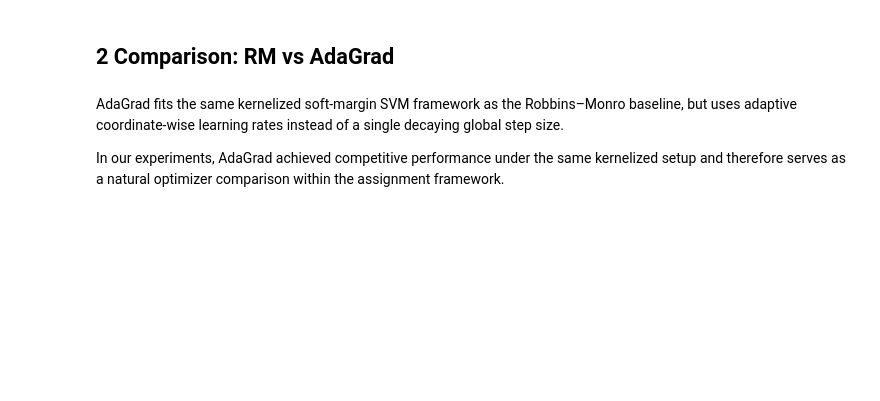
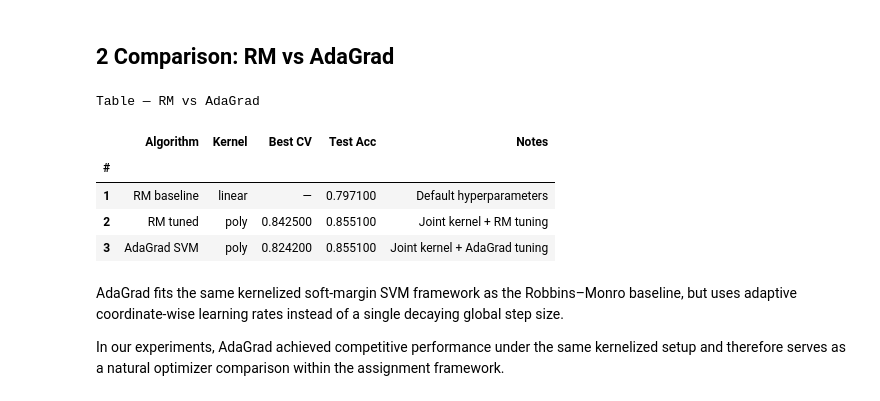
Before and after one commit to NataliiaLysenko/canada-political-party-classifier, a Jupyter notebook: notebooks/optimizers.ipynb, the cells around one changed output. Saved outputs shown, nothing was run; the diff lists cells and outputs as text; code cells hidden in the pictures; blank space fills up the shorter version.

```diff
--- a/notebooks/optimizers.ipynb
+++ b/notebooks/optimizers.ipynb
@@ -404,35 +433,49 @@ for k, res in baseline.items():
         "Kernel": k,
         "Kernel Params": str(res["kernel_params"]) if res["kernel_params"] else "—",
         "Train Acc": res["train_acc_history"][-1],
         "Test Acc": res["test_acc_history"][-1],
         "Time (s)": res["fit_time_s"],
     })
 
 rm_baseline_df = pd.DataFrame(rm_rows)
 rm_best_row = rm_baseline_df.sort_values("Test Acc", ascending=False).iloc[0]
 
 ada_best = ada_out["search"]["best_result"]
-
+rm_tuned_best = joint["best_result"]
 comparison_df = pd.DataFrame([
     {
         "Algorithm": "RM baseline",
         "Kernel": rm_best_row["Kernel"],
         "Best CV": "—",
         "Test Acc": round(rm_best_row["Test Acc"], 4),
         "Notes": "Default hyperparameters",
+    },
+    {
+        "Algorithm": "RM tuned",
+        "Kernel": rm_tuned_best["kernel"],
+        "Best CV": round(rm_tuned_best["mean_cv"], 4),
+        "Test Acc": round(final["test_acc_history"][-1], 4),
+        "Notes": "Joint kernel + RM tuning",
     },
     {
         "Algorithm": "AdaGrad SVM",
         "Kernel": ada_best["kernel"],
         "Best CV": round(ada_best["mean_cv"], 4),
         "Test Acc": round(ada_out["test_acc"], 4),
         "Notes": "Joint kernel + AdaGrad tuning",
     },
 ])
 
 comparison_df.index = comparison_df.index + 1
 comparison_df.index.name = "#"
-comparison_df.style.set_caption("Table — RM baseline vs AdaGrad")
+comparison_df.style.set_caption("Table — RM vs AdaGrad")
+# %% [output]
+Table — RM vs AdaGrad
+|  | Algorithm | Kernel | Best CV | Test Acc | Notes |
+| # |  |  |  |  |  |
+| 1 | RM baseline | linear | — | 0.797100 | Default hyperparameters |
+| 2 | RM tuned | poly | 0.842500 | 0.855100 | Joint kernel + RM tuning |
+| 3 | AdaGrad SVM | poly | 0.824200 | 0.855100 | Joint kernel + AdaGrad tuning |
 # %% [markdown]
 AdaGrad fits the same kernelized soft-margin SVM framework as the Robbins–Monro baseline, but uses adaptive coordinate-wise learning rates instead of a single decaying global step size.
 
```
Also changed, not shown: parts of 9 cells of this notebook, 3 other files.
